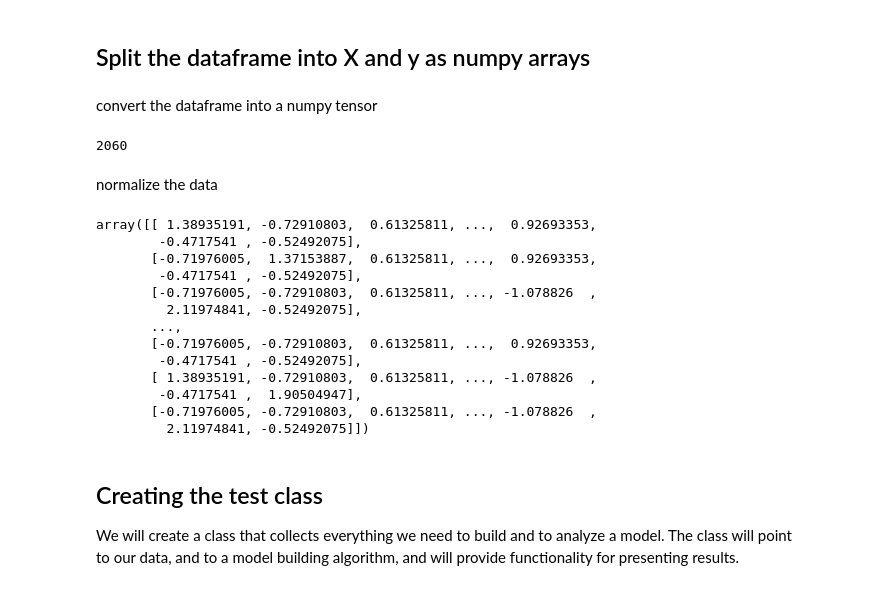
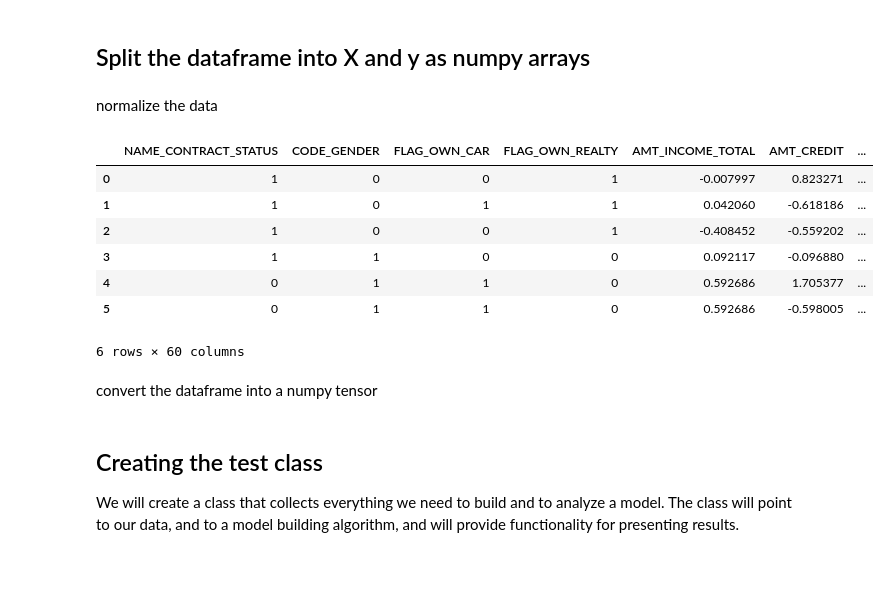
Before and after one commit to DanielHunte/Credit-Analysis, a Jupyter notebook: model-selection.ipynb, the cells around one changed output. Saved outputs shown, nothing was run; the diff lists cells and outputs as text; code cells hidden in the pictures.

```diff
--- a/model-selection.ipynb
+++ b/model-selection.ipynb
@@ -120,6 +128,32 @@ df_final.head(10)
 # Training the models
 # %% [markdown]
 ## Split the dataframe into X and y as numpy arrays
+# %% [markdown]
+normalize the data
+# %%
+from sklearn import preprocessing
+to_scale = [
+    'AMT_INCOME_TOTAL',
+    'AMT_CREDIT',
+    'DAYS_BIRTH',
+    'DAYS_EMPLOYED'
+]
+subframe = df_all_features[to_scale].copy()
+scaler = preprocessing.StandardScaler().fit(subframe.values)
+subframe = scaler.transform(subframe.values)
+df_all_features[to_scale] = subframe
+df_final = df_all_features
+
+df_final.head(6)
+# %% [output]
+|  | NAME_CONTRACT_STATUS | CODE_GENDER | FLAG_OWN_CAR | FLAG_OWN_REALTY | AMT_INCOME_TOTAL | AMT_CREDIT | ... |
+| 0 | 1 | 0 | 0 | 1 | -0.007997 | 0.823271 | ... |
+| 1 | 1 | 0 | 1 | 1 | 0.042060 | -0.618186 | ... |
+| 2 | 1 | 0 | 0 | 1 | -0.408452 | -0.559202 | ... |
+| 3 | 1 | 1 | 0 | 0 | 0.092117 | -0.096880 | ... |
+| 4 | 0 | 1 | 1 | 0 | 0.592686 | 1.705377 | ... |
+| 5 | 0 | 1 | 1 | 0 | 0.592686 | -0.598005 | ... |
+6 rows × 60 columns
 # %% [markdown]
 convert the dataframe into a numpy tensor
 # %%
@@ -137,31 +171,7 @@ data = np.vstack((
 np.random.shuffle(data)
 
 X = data[:,1:]
-y = data[:,0].reshape((-1,1)).astype(np.int32).ravel()
-
-len(y)
+y = data[:,0].astype(np.int32)
-# %% [output]
-2060
-# %% [markdown]
-normalize the data
-# %%
-from sklearn import preprocessing
-#TODO: do not scale one hot encoded values
-X = preprocessing.StandardScaler().fit_transform(X)
-# %% [output]
-array([[ 1.38935191, -0.72910803,  0.61325811, ...,  0.92693353,
-        -0.4717541 , -0.52492075],
-       [-0.71976005,  1.37153887,  0.61325811, ...,  0.92693353,
-        -0.4717541 , -0.52492075],
-       [-0.71976005, -0.72910803,  0.61325811, ..., -1.078826  ,
-         2.11974841, -0.52492075],
-       ...,
-       [-0.71976005, -0.72910803,  0.61325811, ...,  0.92693353,
-        -0.4717541 , -0.52492075],
-       [ 1.38935191, -0.72910803,  0.61325811, ..., -1.078826  ,
-        -0.4717541 ,  1.90504947],
-       [-0.71976005, -0.72910803,  0.61325811, ..., -1.078826  ,
-         2.11974841, -0.52492075]])
 # %% [markdown]
 ## Creating the test class
 We will create a class that collects everything we need to build and to analyze a model. The class will point to our data, and to a model building algorithm, and will provide functionality for presenting results.
```
Also changed, not shown: parts of 13 cells of this notebook.
